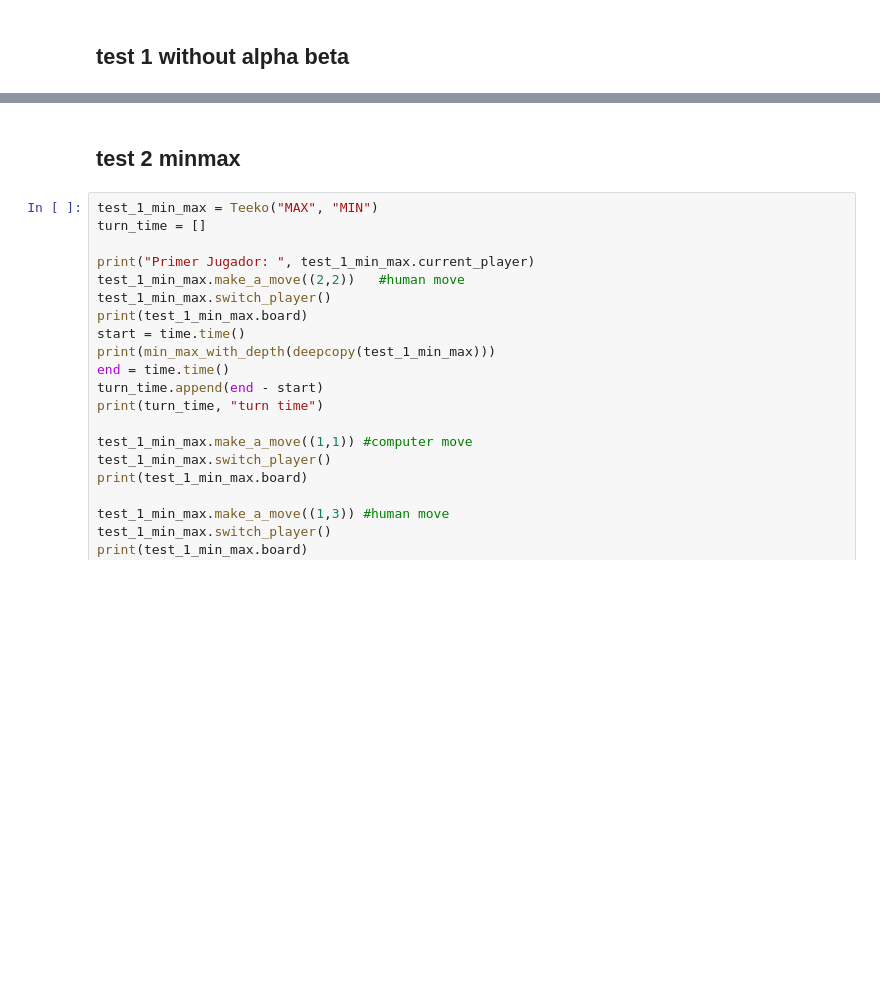
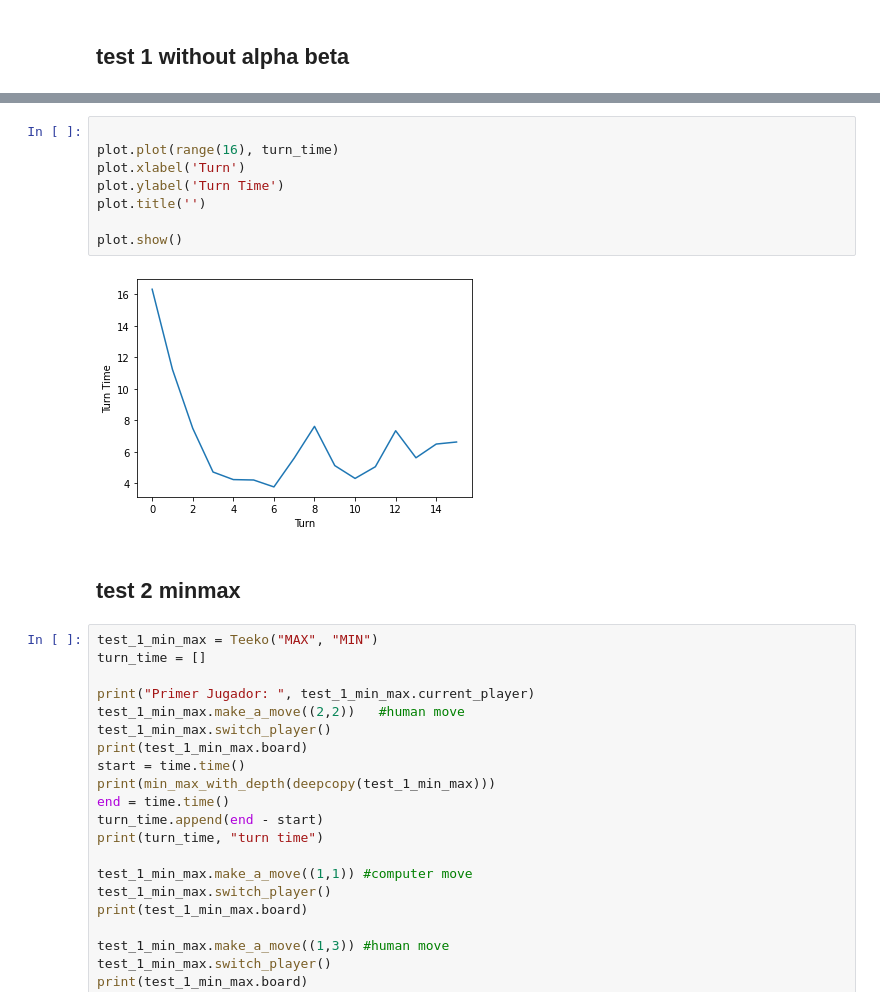
Before and after one commit to BMB0/Assignment-3, a Jupyter notebook: Teeko.ipynb, the cells around one changed output, grey strips where cells are left out. Drawn from its saved outputs; the diff is of its cells as text; blank space fills up the shorter version.

```diff
--- a/Teeko.ipynb
+++ b/Teeko.ipynb
@@ -1158,6 +1156,16 @@ Primer Jugador:  ('MAX', 1)
  [0. 0. 1. 0. 0.]
  [0. 2. 0. 1. 0.]
  [2. 0. 0. 0. 1.]]
+# %%
+
+plot.plot(range(16), turn_time)
+plot.xlabel('Turn')
+plot.ylabel('Turn Time')
+plot.title('')
+
+plot.show()
+# %% [output]
+[figure, added]
 # %% [markdown]
 ## test 2 minmax
 # %%
```
Also changed, not shown: parts of 11 cells of this notebook, 7 other files.
